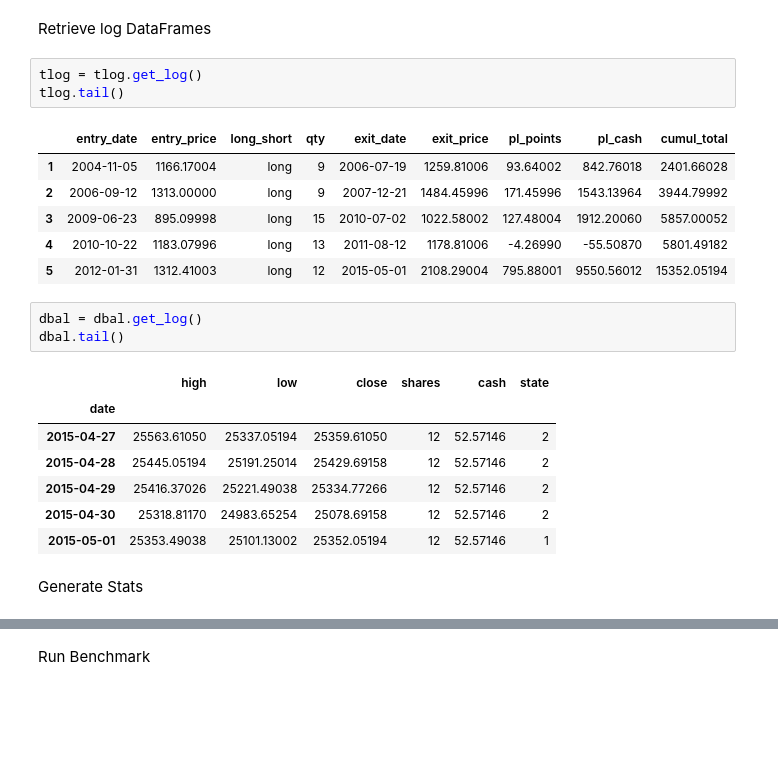
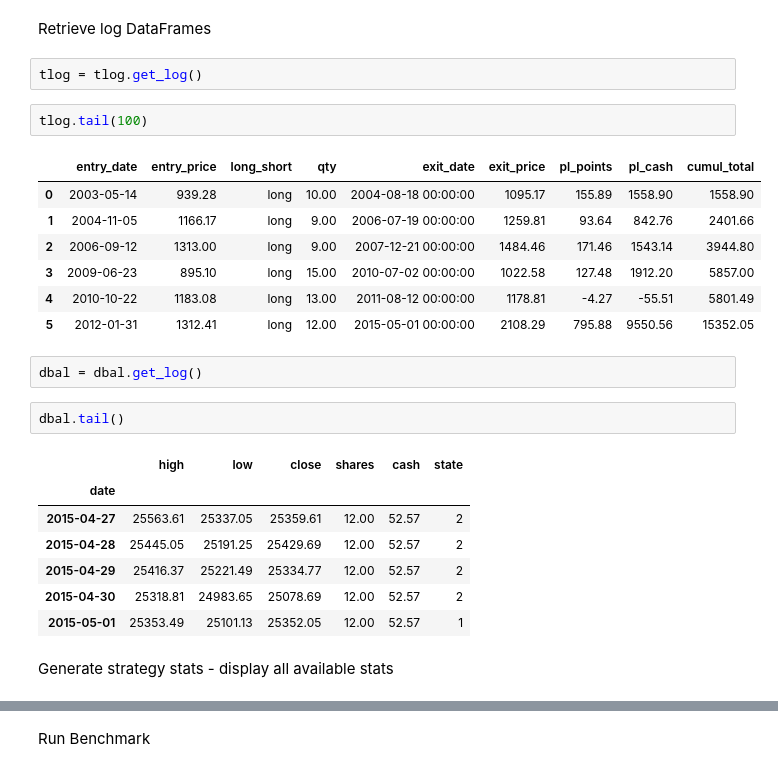
Before and after one commit to fja05680/pinkfish, a Jupyter notebook: examples/golden-cross.ipynb, the cells around one changed output, grey strips where cells are left out. Drawn from its saved outputs; the diff is of its cells as text; blank space fills up the shorter version.

```diff
--- a/examples/golden-cross.ipynb
+++ b/examples/golden-cross.ipynb
@@ -176,27 +189,30 @@ print(total)
 Retrieve log DataFrames
 # %%
 tlog = tlog.get_log()
-tlog.tail()
-# %% [output]
-|  | entry_date | entry_price | long_short | qty | exit_date | exit_price | pl_points | pl_cash | cumul_total |
-| 1 | 2004-11-05 | 1166.17004 | long | 9 | 2006-07-19 | 1259.81006 | 93.64002 | 842.76018 | 2401.66028 |
-| 2 | 2006-09-12 | 1313.00000 | long | 9 | 2007-12-21 | 1484.45996 | 171.45996 | 1543.13964 | 3944.79992 |
-| 3 | 2009-06-23 | 895.09998 | long | 15 | 2010-07-02 | 1022.58002 | 127.48004 | 1912.20060 | 5857.00052 |
-| 4 | 2010-10-22 | 1183.07996 | long | 13 | 2011-08-12 | 1178.81006 | -4.26990 | -55.50870 | 5801.49182 |
-| 5 | 2012-01-31 | 1312.41003 | long | 12 | 2015-05-01 | 2108.29004 | 795.88001 | 9550.56012 | 15352.05194 |
+# %%
+tlog.tail(100)
+# %% [output]
+|  | entry_date | entry_price | long_short | qty | exit_date | exit_price | pl_points | pl_cash | cumul_total |
+| 0 | 2003-05-14 | 939.28 | long | 10.00 | 2004-08-18 00:00:00 | 1095.17 | 155.89 | 1558.90 | 1558.90 |
+| 1 | 2004-11-05 | 1166.17 | long | 9.00 | 2006-07-19 00:00:00 | 1259.81 | 93.64 | 842.76 | 2401.66 |
+| 2 | 2006-09-12 | 1313.00 | long | 9.00 | 2007-12-21 00:00:00 | 1484.46 | 171.46 | 1543.14 | 3944.80 |
+| 3 | 2009-06-23 | 895.10 | long | 15.00 | 2010-07-02 00:00:00 | 1022.58 | 127.48 | 1912.20 | 5857.00 |
+| 4 | 2010-10-22 | 1183.08 | long | 13.00 | 2011-08-12 00:00:00 | 1178.81 | -4.27 | -55.51 | 5801.49 |
+| 5 | 2012-01-31 | 1312.41 | long | 12.00 | 2015-05-01 00:00:00 | 2108.29 | 795.88 | 9550.56 | 15352.05 |
 # %%
 dbal = dbal.get_log()
-dbal.tail()
-# %% [output]
-|  | high | low | close | shares | cash | state |
-| date |  |  |  |  |  |  |
-| 2015-04-27 | 25563.61050 | 25337.05194 | 25359.61050 | 12 | 52.57146 | 2 |
-| 2015-04-28 | 25445.05194 | 25191.25014 | 25429.69158 | 12 | 52.57146 | 2 |
-| 2015-04-29 | 25416.37026 | 25221.49038 | 25334.77266 | 12 | 52.57146 | 2 |
-| 2015-04-30 | 25318.81170 | 24983.65254 | 25078.69158 | 12 | 52.57146 | 2 |
-| 2015-05-01 | 25353.49038 | 25101.13002 | 25352.05194 | 12 | 52.57146 | 1 |
-# %% [markdown]
-Generate Stats
+# %%
+dbal.tail()
+# %% [output]
+|  | high | low | close | shares | cash | state |
+| date |  |  |  |  |  |  |
+| 2015-04-27 | 25563.61 | 25337.05 | 25359.61 | 12.00 | 52.57 | 2 |
+| 2015-04-28 | 25445.05 | 25191.25 | 25429.69 | 12.00 | 52.57 | 2 |
+| 2015-04-29 | 25416.37 | 25221.49 | 25334.77 | 12.00 | 52.57 | 2 |
+| 2015-04-30 | 25318.81 | 24983.65 | 25078.69 | 12.00 | 52.57 | 2 |
+| 2015-05-01 | 25353.49 | 25101.13 | 25352.05 | 12.00 | 52.57 | 1 |
+# %% [markdown]
+Generate strategy stats - display all available stats
 # %%
 stats = pf.stats(ts, tlog, dbal, start, end, capital)
 pf.print_full(stats)
```
Also changed, not shown: parts of 21 cells of this notebook, 4 other files.
